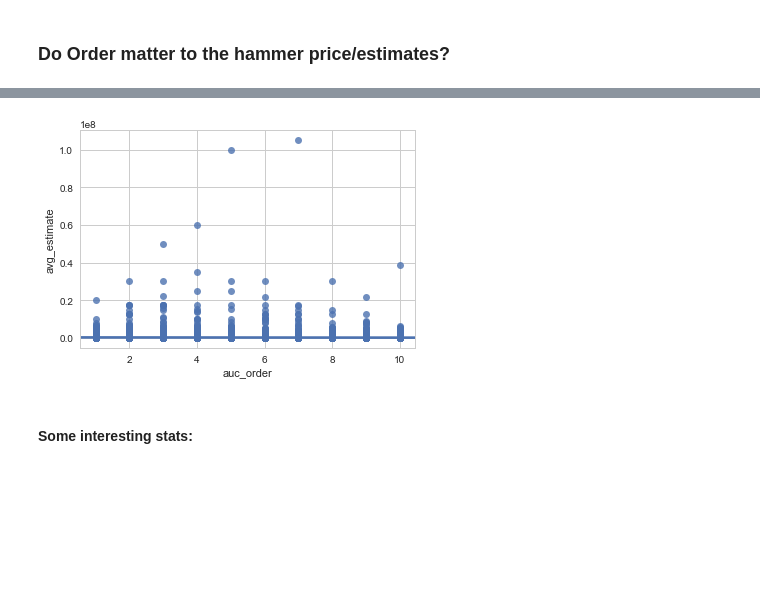
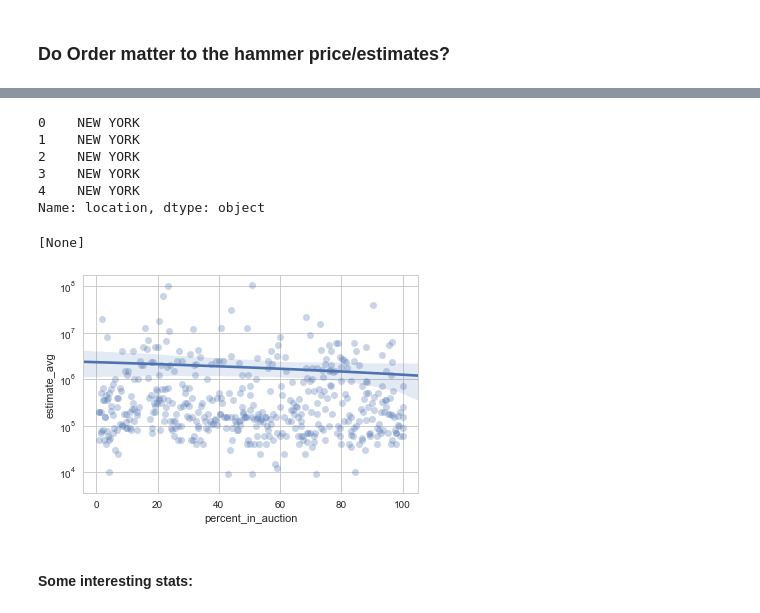
Before and after one commit to serenazzz/art-auction-visualization-project, a Jupyter notebook: Serena_Explore_Data.ipynb, the cells around one changed output, grey strips where cells are left out. Saved outputs shown, nothing was run; the diff lists cells and outputs as text; code cells hidden in the pictures; blank space fills up the shorter version.

```diff
--- a/Serena_Explore_Data.ipynb
+++ b/Serena_Explore_Data.ipynb
@@ -77,7 +77,19 @@ ax.set(yscale="log")
-# %%
-ax=sns.regplot(x="auc_order", y="avg_estimate", data=df)
-# %% [output]
-[figure, removed]
+# %%
+df["location"].head()
+# %% [output]
+0    NEW YORK
+1    NEW YORK
+2    NEW YORK
+3    NEW YORK
+4    NEW YORK
+Name: location, dtype: object
+# %%
+ax=sns.regplot(x="percent_in_auction", y="estimate_avg", data=df[df["location"]=="HONG KONG"],scatter_kws={'alpha':0.3})
+ax.set(yscale="log")
+# maybe facet by location
+# %% [output]
+[None]
+[figure, added]
 # %% [markdown]
 #### Some interesting stats:
 # %%
```
Also changed, not shown: parts of 6 cells of this notebook, 1 other file.
